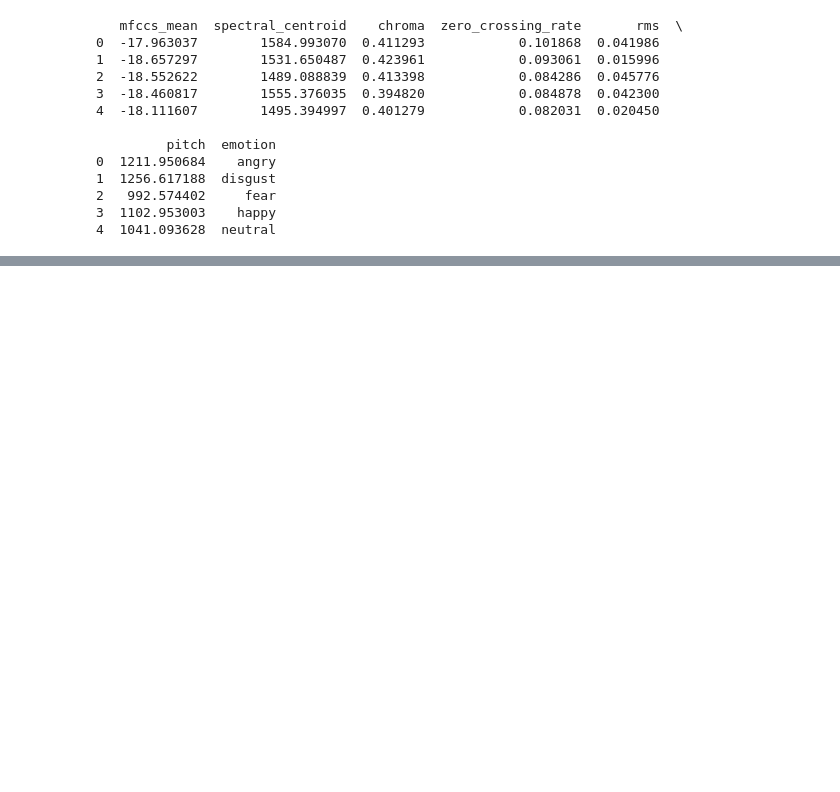
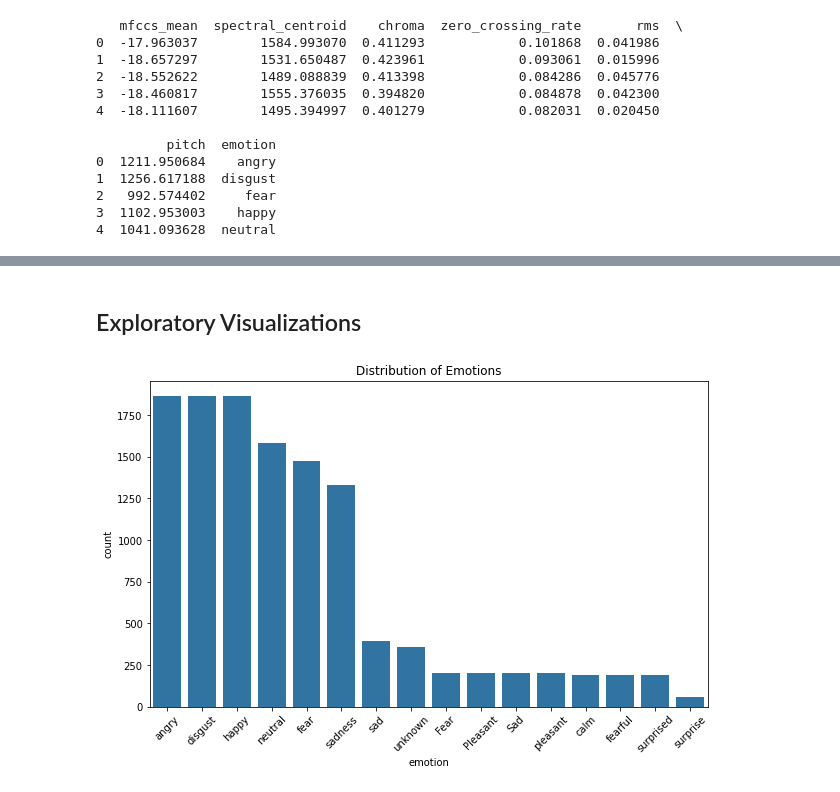
Before and after one commit to woodenikki/detecting-emotion-in-voice, a Jupyter notebook: notebook.ipynb, the cells around one changed output, grey strips where cells are left out. Cells and saved outputs as stored; diff of their text form; code cells hidden in the pictures; blank space fills up the shorter version.

Commit message:
started exploratory analysis with visualizations

```diff
--- a/notebook.ipynb
+++ b/notebook.ipynb
@@ -480,0 +479,11 @@ dtype: int64
+# %% [markdown]
+## Exploratory Visualizations
+# %%
+# distribution of emotions
+plt.figure(figsize=(10, 6))
+sns.countplot(data=clean_data, x='emotion', order=clean_data['emotion'].value_counts().index)
+plt.title('Distribution of Emotions')
+plt.xticks(rotation=45)
+plt.show()
+# %% [output]
+[figure, added]
```
Also changed, not shown: parts of 10 cells of this notebook.
